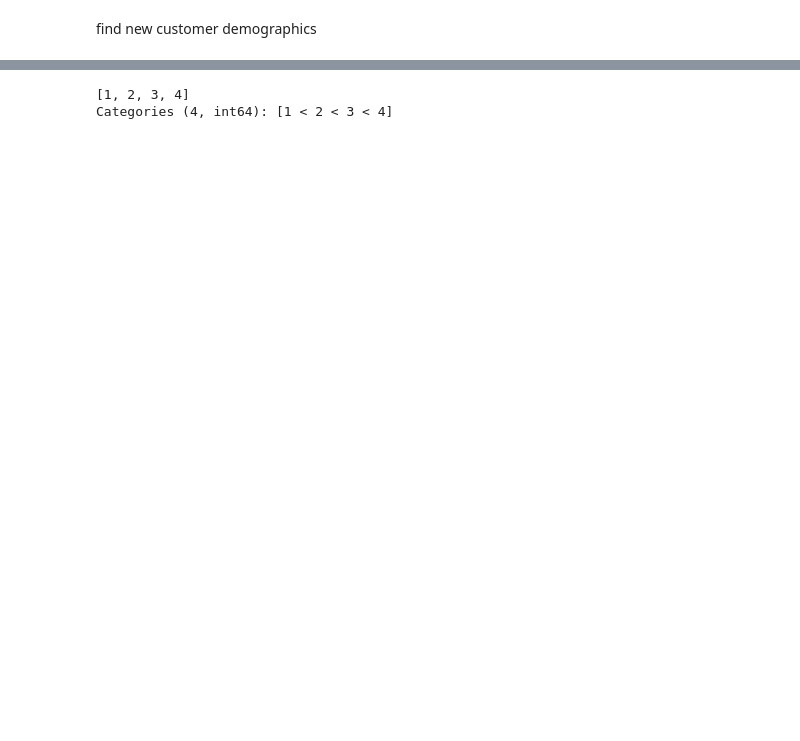
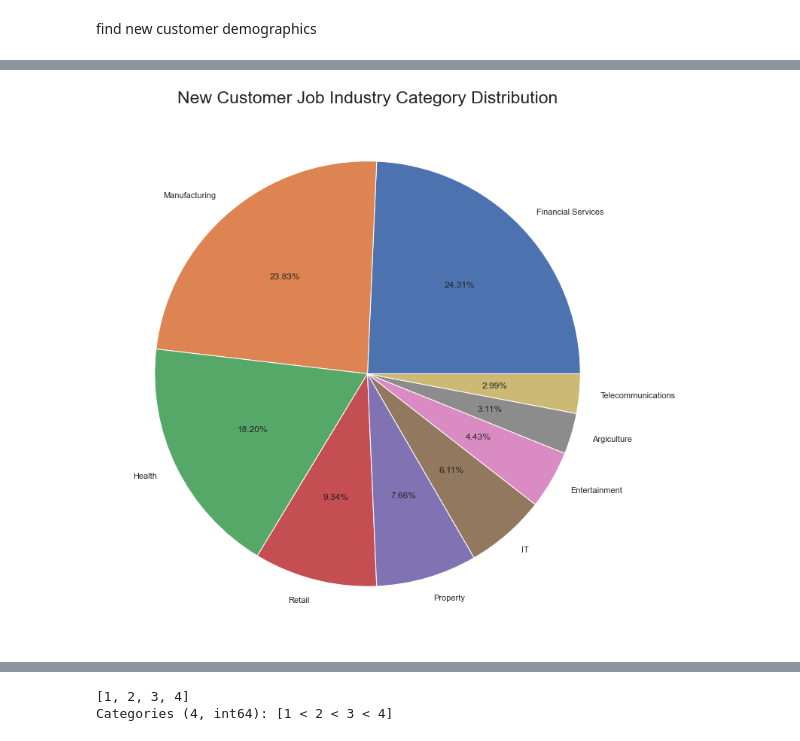
Before and after one commit to daniel8691/Market_strategy_analysis, a Jupyter notebook: Module_two/module_two_dataanalysis.ipynb, the cells around one changed output, grey strips where cells are left out. Cells and saved outputs as stored; diff of their text form; code cells hidden in the pictures; blank space fills up the shorter version.

```diff
--- a/Module_two/module_two_dataanalysis.ipynb
+++ b/Module_two/module_two_dataanalysis.ipynb
@@ -551,0 +750,10 @@ newCustomerList_df
+# %%
+# job industry distribution
+job_industry_category = newCustomerList_df['job_industry_category'].value_counts()
+job_industry_category.plot.pie(y="job_industry_category",autopct="%1.2f%%")
+plt.title("New Customer Job Industry Category Distribution", fontsize=23)
+plt.ylabel("")
+
+plt.savefig("ppt_graphs/new_job_industry_category_distribution.png")
+# %% [output]
+[figure, added]
```
Also changed, not shown: parts of 31 cells of this notebook, 5 other files.
